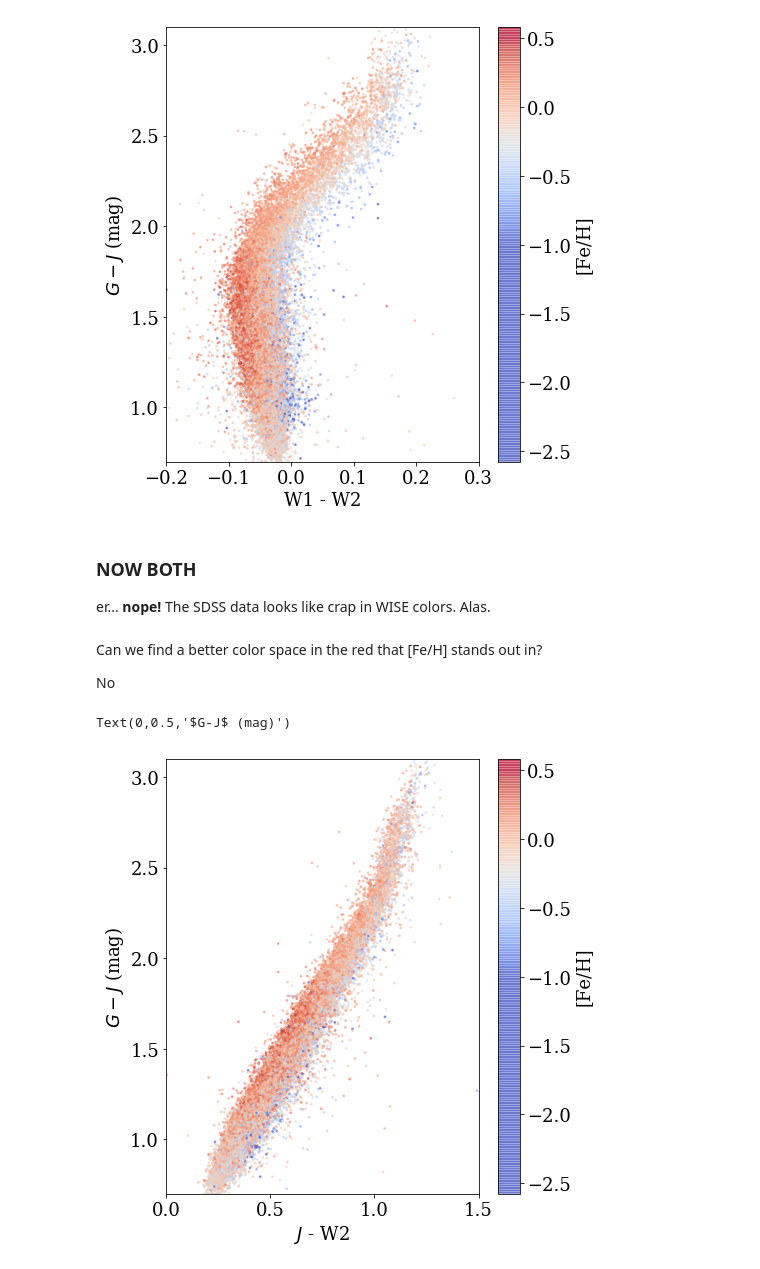
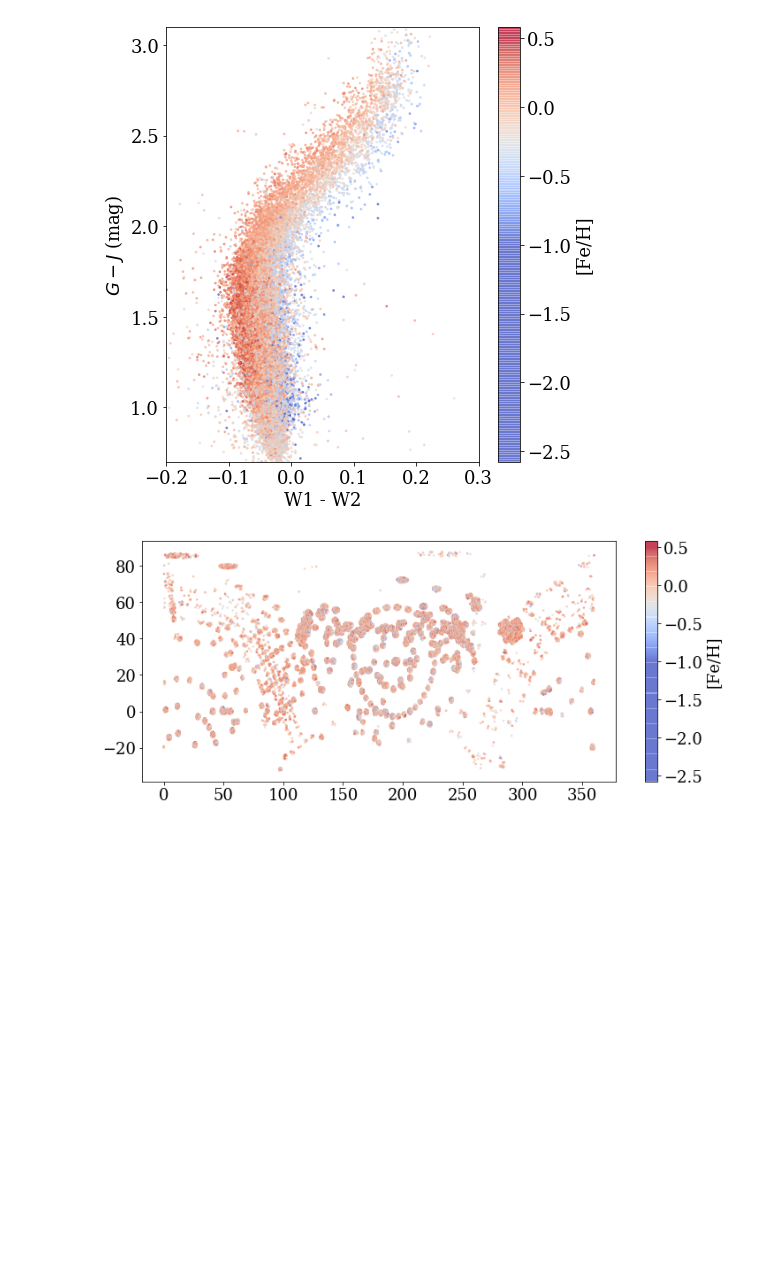
Before and after one commit to jradavenport/GaiaSprint2018, a Jupyter notebook: feh/FeH_explore.ipynb, the cells around one changed output. Cells and saved outputs as stored; diff of their text form; code cells hidden in the pictures; blank space fills up the shorter version.

```diff
--- a/feh/FeH_explore.ipynb
+++ b/feh/FeH_explore.ipynb
@@ -270,7 +270,7 @@ Awise = pd.read_csv('/Users/james/Desktop/gaia_tmp/Awise.csv')
 # need to select out columns i want, b/c multi-D cols messing .to_pandas up...
 # can fix later...
 
-dfA = apog[xyokA]['J','J_ERR','H', 'H_ERR', 'K', 'K_ERR',
+dfA = apog[xyokA]['J','J_ERR','H', 'H_ERR', 'K', 'K_ERR', 'VSINI',
                   'RA', 'DEC', 'GLON', 'GLAT', 'TEFF', 'LOGG', 'FE_H'].to_pandas()
 # %%
 tmp_dataA = pd.merge(Agaia, Awise, left_on=u'id', right_on=u'id')
@@ -356,28 +356,15 @@ plt.ylabel('$G-J$ (mag)')
 # %% [output]
 Text(0,0.5,'$G-J$ (mag)')
 [figure]
-# %% [markdown]
-### NOW BOTH
-
-er... **nope!** The SDSS data looks like crap in WISE colors. Alas.
-# %% [markdown]
-Can we find a better color space in the red that [Fe/H] stands out in?
-
-No
 # %%
-plt.figure(figsize=(7,8))
+plt.figure(figsize=(12,5))
 
-plt.scatter(Adata[u'Jmag'].values[Aok][Bok] - Adata[u'W2mag'].values[Aok][Bok],
-            Adata[u'phot_g_mean_mag'].values[Aok][Bok] - Adata[u'Jmag'].values[Aok][Bok],
+plt.scatter(Adata[u'RA'].values[Aok][Bok],
+            Adata[u'DEC'].values[Aok][Bok],
             c=Adata[u'FE_H'].values[Aok][Bok], s=3, alpha=0.5, cmap=plt.cm.coolwarm)
 
 cb = plt.colorbar()
 cb.set_label('[Fe/H]')
 cb.set_clim(-1,0.5)
-plt.xlim(0,1.5)
-plt.ylim(0.7, 3.1)
-plt.xlabel('$J$ - W2')
-plt.ylabel('$G-J$ (mag)')
 # %% [output]
-Text(0,0.5,'$G-J$ (mag)')
-[figure, old version]
+[figure, new version]
```
Also changed, not shown: parts of 7 cells of this notebook.
